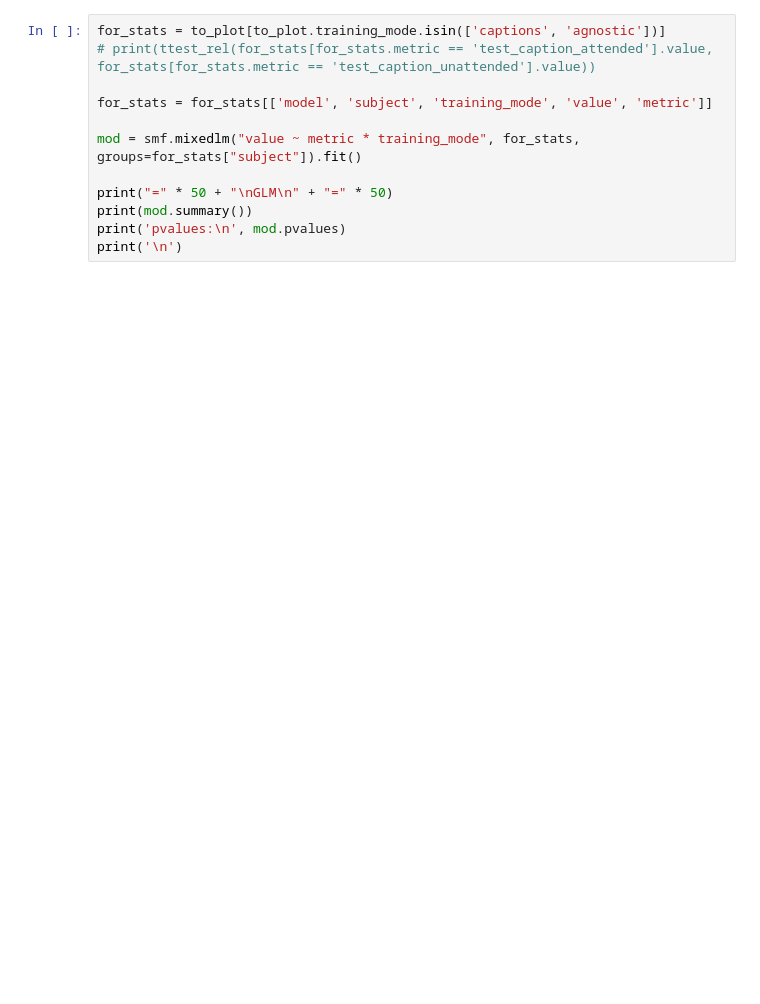
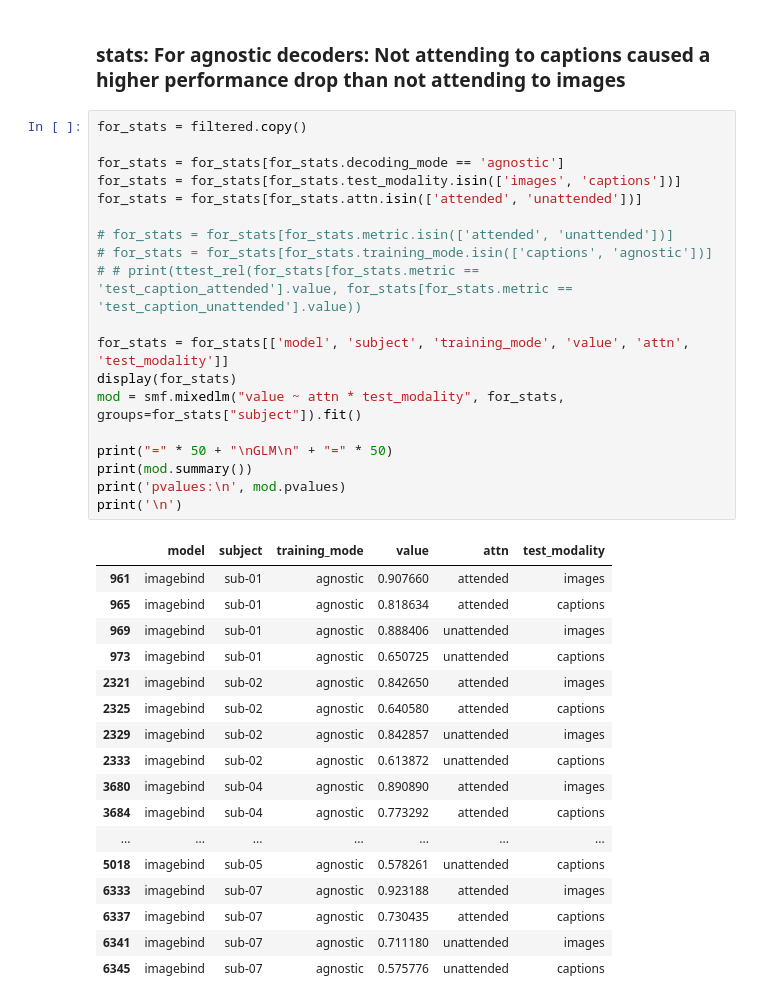
Before and after one commit to mitjanikolaus/multimodal_decoding, a Jupyter notebook: notebooks/analysis_attention_modulation.ipynb, the cells around one changed output. Drawn from its saved outputs; the diff is of its cells as text; blank space fills up the shorter version.

```diff
--- a/notebooks/analysis_attention_modulation.ipynb
+++ b/notebooks/analysis_attention_modulation.ipynb
@@ -142,12 +404,39 @@ plt.savefig(os.path.join(RESULTS_DIR, f"attention_modulation_captions.png"), bbo
+# %% [markdown]
+### stats: For agnostic decoders: Not attending to captions caused a higher performance drop than not attending to images
 # %%
-for_stats = to_plot[to_plot.training_mode.isin(['captions', 'agnostic'])]
-# print(ttest_rel(for_stats[for_stats.metric == 'test_caption_attended'].value, for_stats[for_stats.metric == 'test_caption_unattended'].value))
+for_stats = filtered.copy()
 
-for_stats = for_stats[['model', 'subject', 'training_mode', 'value', 'metric']]
+for_stats = for_stats[for_stats.decoding_mode == 'agnostic']
+for_stats = for_stats[for_stats.test_modality.isin(['images', 'captions'])]
+for_stats = for_stats[for_stats.attn.isin(['attended', 'unattended'])]
 
-mod = smf.mixedlm("value ~ metric * training_mode", for_stats, groups=for_stats["subject"]).fit()
+# for_stats = for_stats[for_stats.metric.isin(['attended', 'unattended'])]
+# for_stats = for_stats[for_stats.training_mode.isin(['captions', 'agnostic'])]
+# # print(ttest_rel(for_stats[for_stats.metric == 'test_caption_attended'].value, for_stats[for_stats.metric == 'test_caption_unattended'].value))
+
+for_stats = for_stats[['model', 'subject', 'training_mode', 'value', 'attn', 'test_modality']]
+display(for_stats)
+mod = smf.mixedlm("value ~ attn * test_modality", for_stats, groups=for_stats["subject"]).fit()
 
 print("=" * 50 + "\nGLM\n" + "=" * 50)
 print(mod.summary())
 print('pvalues:\n', mod.pvalues)
 print('\n')
+# %% [output]
+|  | model | subject | training_mode | value | attn | test_modality |
+| 961 | imagebind | sub-01 | agnostic | 0.907660 | attended | images |
+| 965 | imagebind | sub-01 | agnostic | 0.818634 | attended | captions |
+| 969 | imagebind | sub-01 | agnostic | 0.888406 | unattended | images |
+| 973 | imagebind | sub-01 | agnostic | 0.650725 | unattended | captions |
+| 2321 | imagebind | sub-02 | agnostic | 0.842650 | attended | images |
+| 2325 | imagebind | sub-02 | agnostic | 0.640580 | attended | captions |
+| 2329 | imagebind | sub-02 | agnostic | 0.842857 | unattended | images |
+| 2333 | imagebind | sub-02 | agnostic | 0.613872 | unattended | captions |
+| 3680 | imagebind | sub-04 | agnostic | 0.890890 | attended | images |
+| 3684 | imagebind | sub-04 | agnostic | 0.773292 | attended | captions |
+| ... | ... | ... | ... | ... | ... | ... |
+| 5018 | imagebind | sub-05 | agnostic | 0.578261 | unattended | captions |
+| 6333 | imagebind | sub-07 | agnostic | 0.923188 | attended | images |
+| 6337 | imagebind | sub-07 | agnostic | 0.730435 | attended | captions |
+| 6341 | imagebind | sub-07 | agnostic | 0.711180 | unattended | images |
+| 6345 | imagebind | sub-07 | agnostic | 0.575776 | unattended | captions |
```
Also changed, not shown: parts of 21 cells of this notebook, 1 other file.
